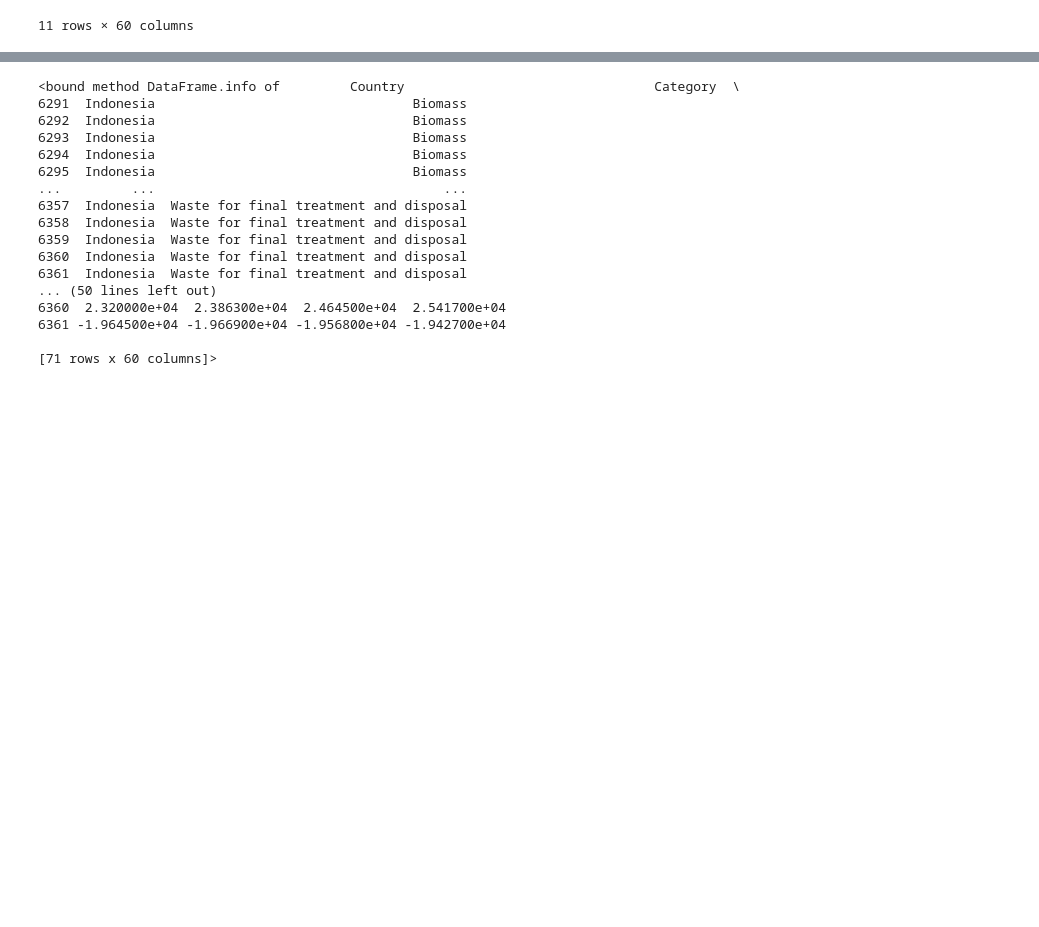
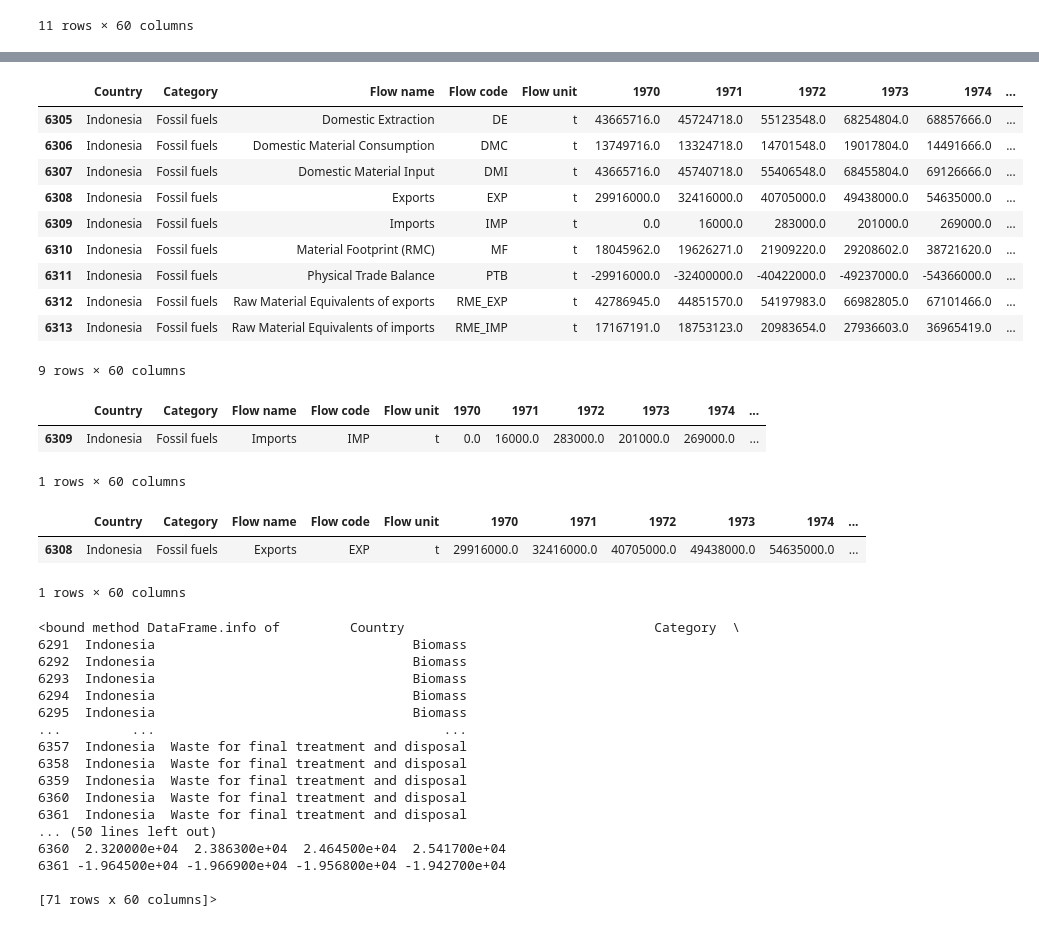
Before and after one commit to RidhoMuhp/global_raw_material_project, a Jupyter notebook: extraction.ipynb, the cells around one changed output, grey strips where cells are left out. Cells and saved outputs as stored; diff of their text form; code cells hidden in the pictures; blank space fills up the shorter version.

```diff
--- a/extraction.ipynb
+++ b/extraction.ipynb
@@ -86,3 +203,32 @@ export
+# %%
+fossil = df_indo[df_indo['Category']=='Fossil fuels']
+fossil
+# %% [output]
+|  | Country | Category | Flow name | Flow code | Flow unit | 1970 | 1971 | 1972 | 1973 | 1974 | ... |
+| 6305 | Indonesia | Fossil fuels | Domestic Extraction | DE | t | 43665716.0 | 45724718.0 | 55123548.0 | 68254804.0 | 68857666.0 | ... |
+| 6306 | Indonesia | Fossil fuels | Domestic Material Consumption | DMC | t | 13749716.0 | 13324718.0 | 14701548.0 | 19017804.0 | 14491666.0 | ... |
+| 6307 | Indonesia | Fossil fuels | Domestic Material Input | DMI | t | 43665716.0 | 45740718.0 | 55406548.0 | 68455804.0 | 69126666.0 | ... |
+| 6308 | Indonesia | Fossil fuels | Exports | EXP | t | 29916000.0 | 32416000.0 | 40705000.0 | 49438000.0 | 54635000.0 | ... |
+| 6309 | Indonesia | Fossil fuels | Imports | IMP | t | 0.0 | 16000.0 | 283000.0 | 201000.0 | 269000.0 | ... |
+| 6310 | Indonesia | Fossil fuels | Material Footprint (RMC) | MF | t | 18045962.0 | 19626271.0 | 21909220.0 | 29208602.0 | 38721620.0 | ... |
+| 6311 | Indonesia | Fossil fuels | Physical Trade Balance | PTB | t | -29916000.0 | -32400000.0 | -40422000.0 | -49237000.0 | -54366000.0 | ... |
+| 6312 | Indonesia | Fossil fuels | Raw Material Equivalents of exports | RME_EXP | t | 42786945.0 | 44851570.0 | 54197983.0 | 66982805.0 | 67101466.0 | ... |
+| 6313 | Indonesia | Fossil fuels | Raw Material Equivalents of imports | RME_IMP | t | 17167191.0 | 18753123.0 | 20983654.0 | 27936603.0 | 36965419.0 | ... |
+9 rows × 60 columns
+# %%
+fossil_import = import_flow[import_flow['Category']=='Fossil fuels'].copy()
+fossil_import
+# %% [output]
+|  | Country | Category | Flow name | Flow code | Flow unit | 1970 | 1971 | 1972 | 1973 | 1974 | ... |
+| 6309 | Indonesia | Fossil fuels | Imports | IMP | t | 0.0 | 16000.0 | 283000.0 | 201000.0 | 269000.0 | ... |
+1 rows × 60 columns
+# %%
+fossil_export = export_flow[export_flow['Category']=='Fossil fuels'].copy()
+fossil_export
+# %% [output]
+|  | Country | Category | Flow name | Flow code | Flow unit | 1970 | 1971 | 1972 | 1973 | 1974 | ... |
+| 6308 | Indonesia | Fossil fuels | Exports | EXP | t | 29916000.0 | 32416000.0 | 40705000.0 | 49438000.0 | 54635000.0 | ... |
+1 rows × 60 columns
 # %%
 df_indo.info
 # %% [output]
```
Also changed, not shown: parts of 14 cells of this notebook, 2 other files.
